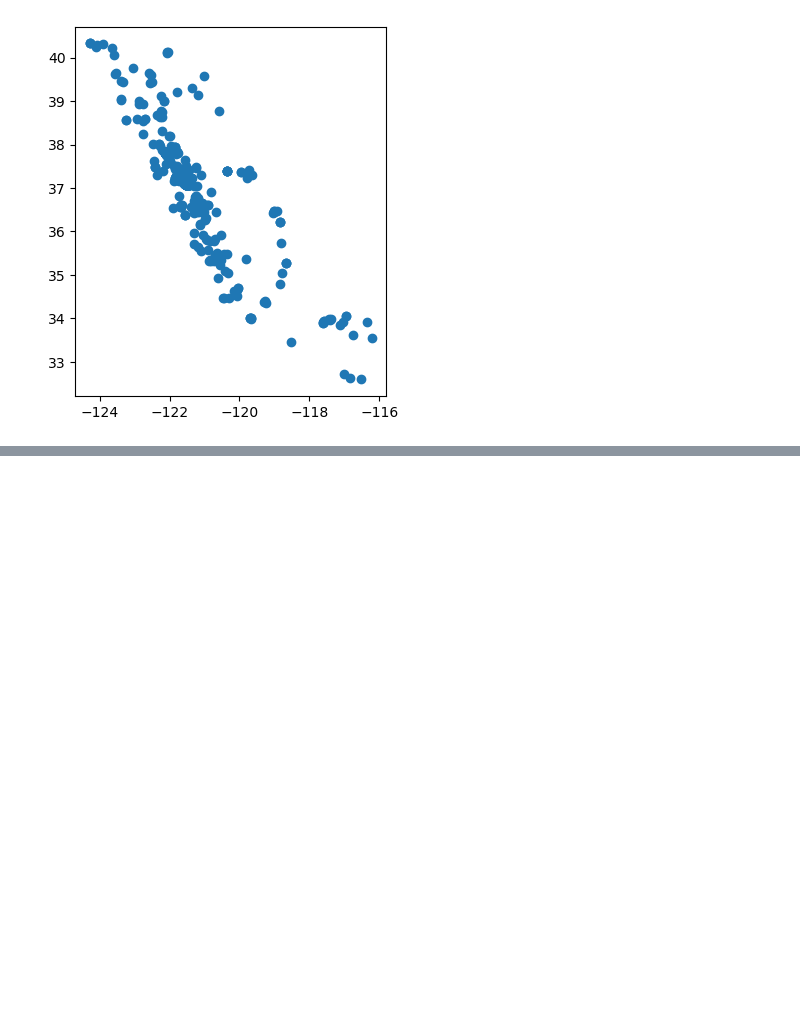
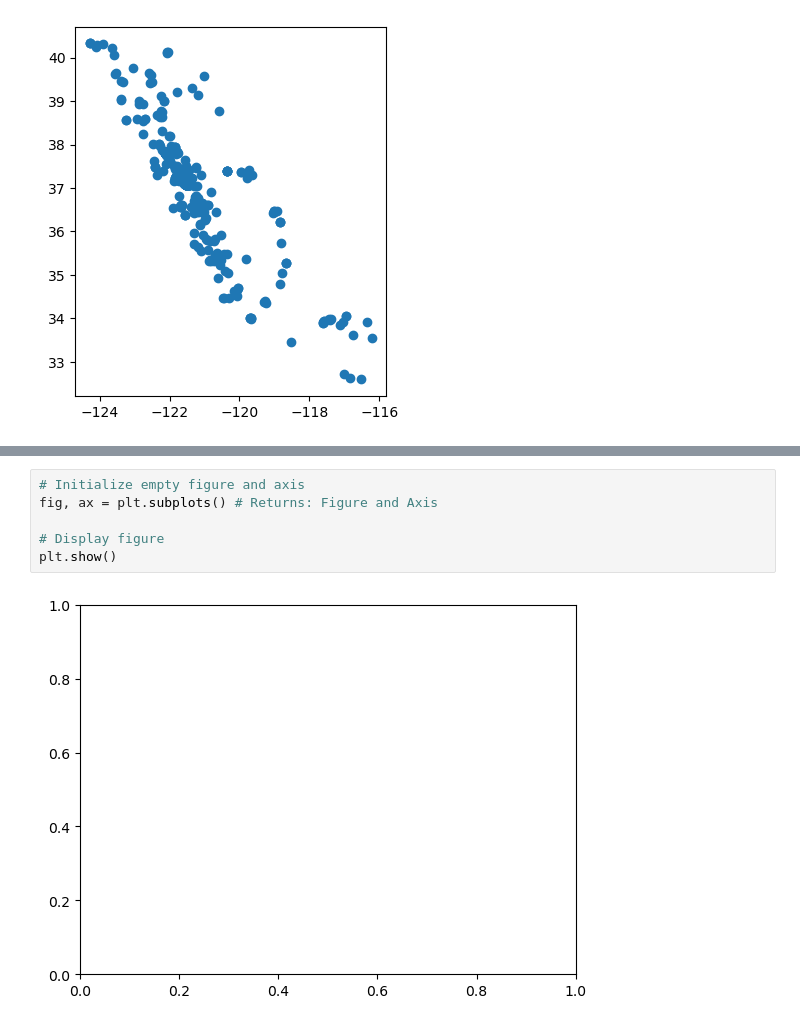
Before and after one commit to vedikaS-byte/eds-220-2025-in-class, a Jupyter notebook: week4-geopandas.ipynb, the cells around one changed output, grey strips where cells are left out. Cells and saved outputs as stored; diff of their text form; blank space fills up the shorter version.

```diff
--- a/week4-geopandas.ipynb
+++ b/week4-geopandas.ipynb
@@ -184,0 +191,8 @@ pigs_recent.plot()
+# %%
+# Initialize empty figure and axis
+fig, ax = plt.subplots() # Returns: Figure and Axis
+
+# Display figure
+plt.show()
+# %% [output]
+[figure, added]
```
Also changed, not shown: parts of 8 cells of this notebook.
